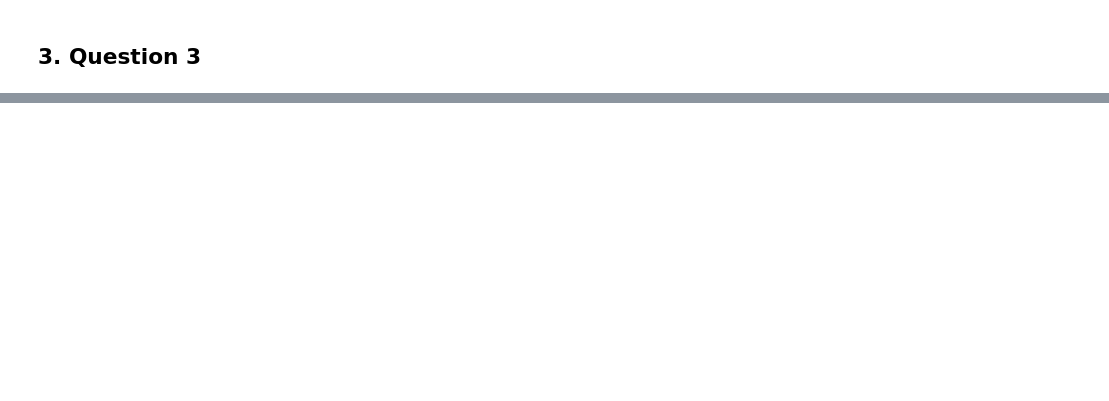
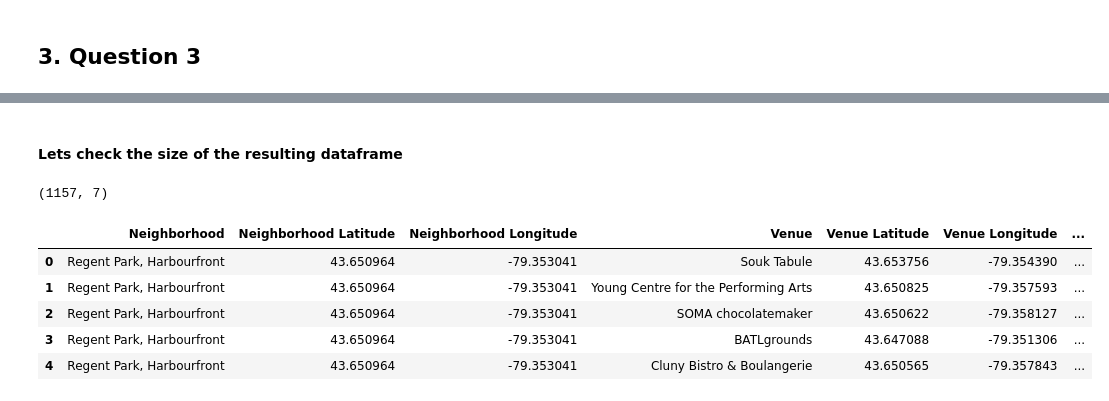
Before and after one commit to medas/Coursera_Capstone, a Jupyter notebook: Segmenting and Clustering Neighborhoods in Toronto.ipynb, the cells around one changed output, grey strips where cells are left out. Drawn from its saved outputs; the diff is of its cells as text; code cells hidden in the pictures; blank space fills up the shorter version.

```diff
--- a/Segmenting and Clustering Neighborhoods in Toronto.ipynb
+++ b/Segmenting and Clustering Neighborhoods in Toronto.ipynb
@@ -221,0 +712,13 @@ df_toronto
+# %% [markdown]
+#### Lets check the size of the resulting dataframe
+# %%
+print(downtown_venues.shape)
+downtown_venues.head()
+# %% [output]
+(1157, 7)
+|  | Neighborhood | Neighborhood Latitude | Neighborhood Longitude | Venue | Venue Latitude | Venue Longitude | ... |
+| 0 | Regent Park, Harbourfront | 43.650964 | -79.353041 | Souk Tabule | 43.653756 | -79.354390 | ... |
+| 1 | Regent Park, Harbourfront | 43.650964 | -79.353041 | Young Centre for the Performing Arts | 43.650825 | -79.357593 | ... |
+| 2 | Regent Park, Harbourfront | 43.650964 | -79.353041 | SOMA chocolatemaker | 43.650622 | -79.358127 | ... |
+| 3 | Regent Park, Harbourfront | 43.650964 | -79.353041 | BATLgrounds | 43.647088 | -79.351306 | ... |
+| 4 | Regent Park, Harbourfront | 43.650964 | -79.353041 | Cluny Bistro & Boulangerie | 43.650565 | -79.357843 | ... |
```
Also changed, not shown: parts of 88 cells of this notebook.
